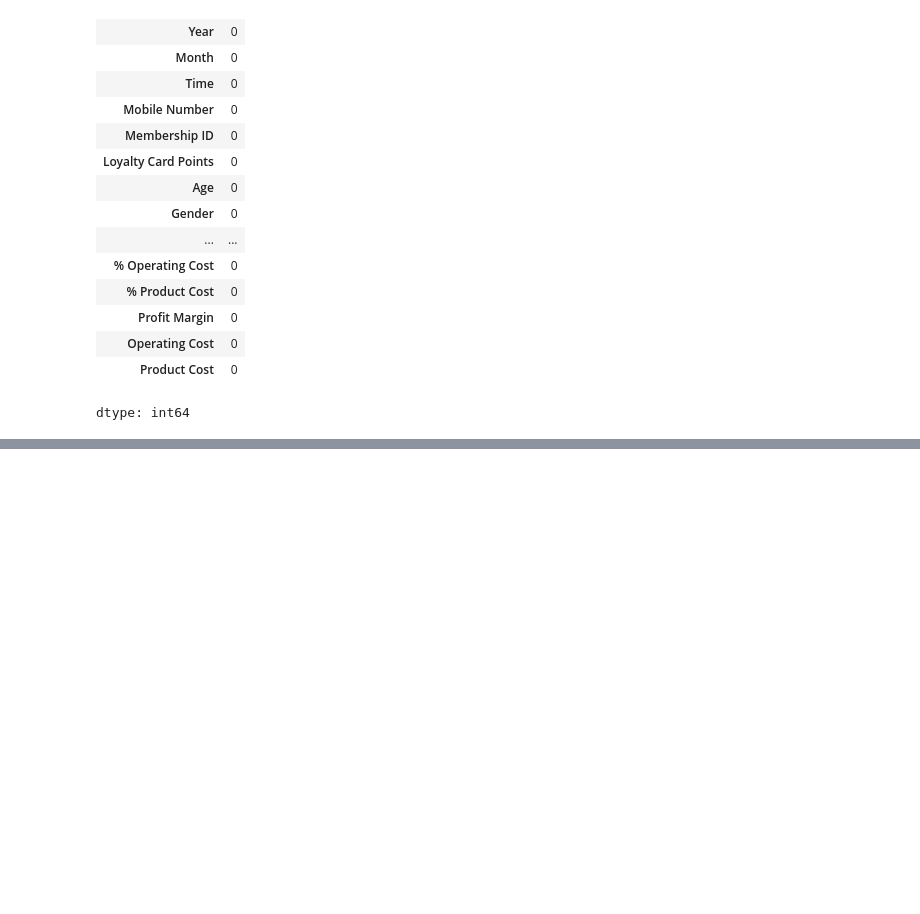
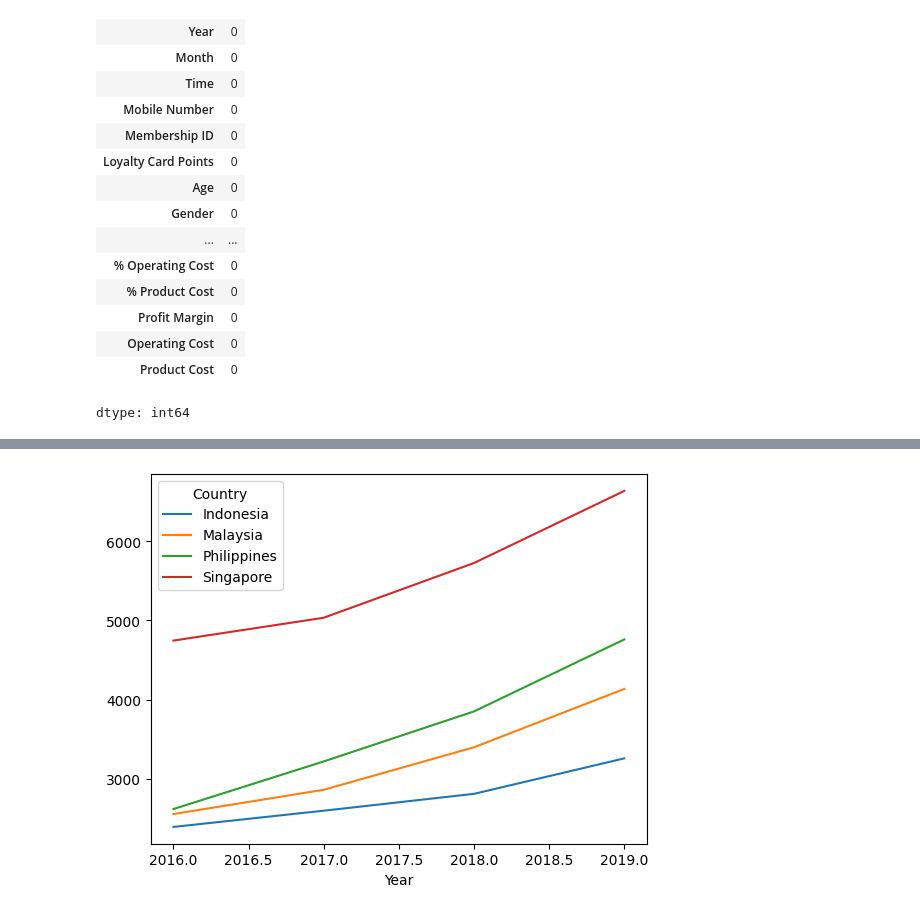
Before and after one commit to oleg-zao/My-Python-Home-Work, a Jupyter notebook: Final_Project_Grocery_store_sales_analysis.ipynb, the cells around one changed output, grey strips where cells are left out. Saved outputs shown, nothing was run; the diff lists cells and outputs as text; code cells hidden in the pictures; blank space fills up the shorter version.

```diff
--- a/Final_Project_Grocery_store_sales_analysis.ipynb
+++ b/Final_Project_Grocery_store_sales_analysis.ipynb
@@ -153,0 +294,3 @@ dtype: int64
+# %%
+profit_margin_pivot = df.pivot_table(index = 'Year', columns = 'Country', values = 'Profit Margin', aggfunc = 'sum')
+profit_margin_pivot
@@ -153,0 +304,4 @@ dtype: int64
+# %%
+profit_margin_pivot.plot();
+# %% [output]
+[figure, added]
```
Also changed, not shown: parts of 17 cells of this notebook.
